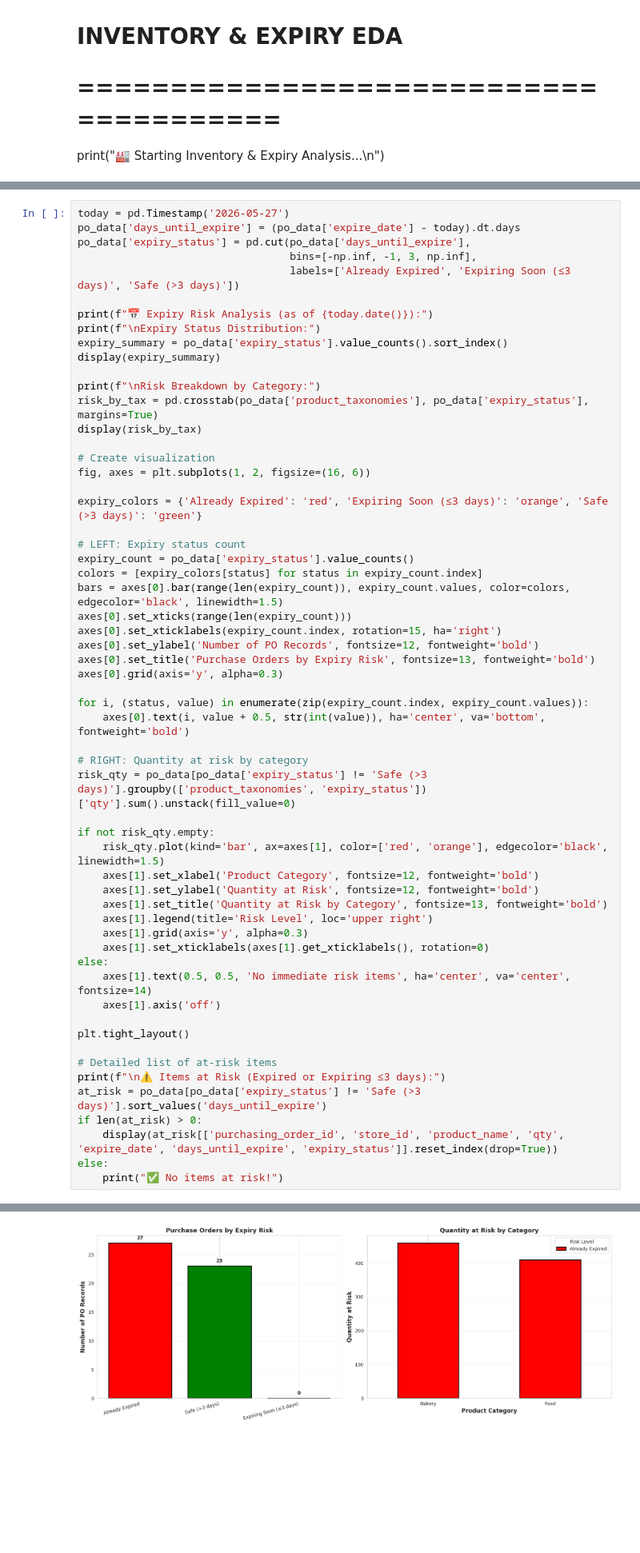
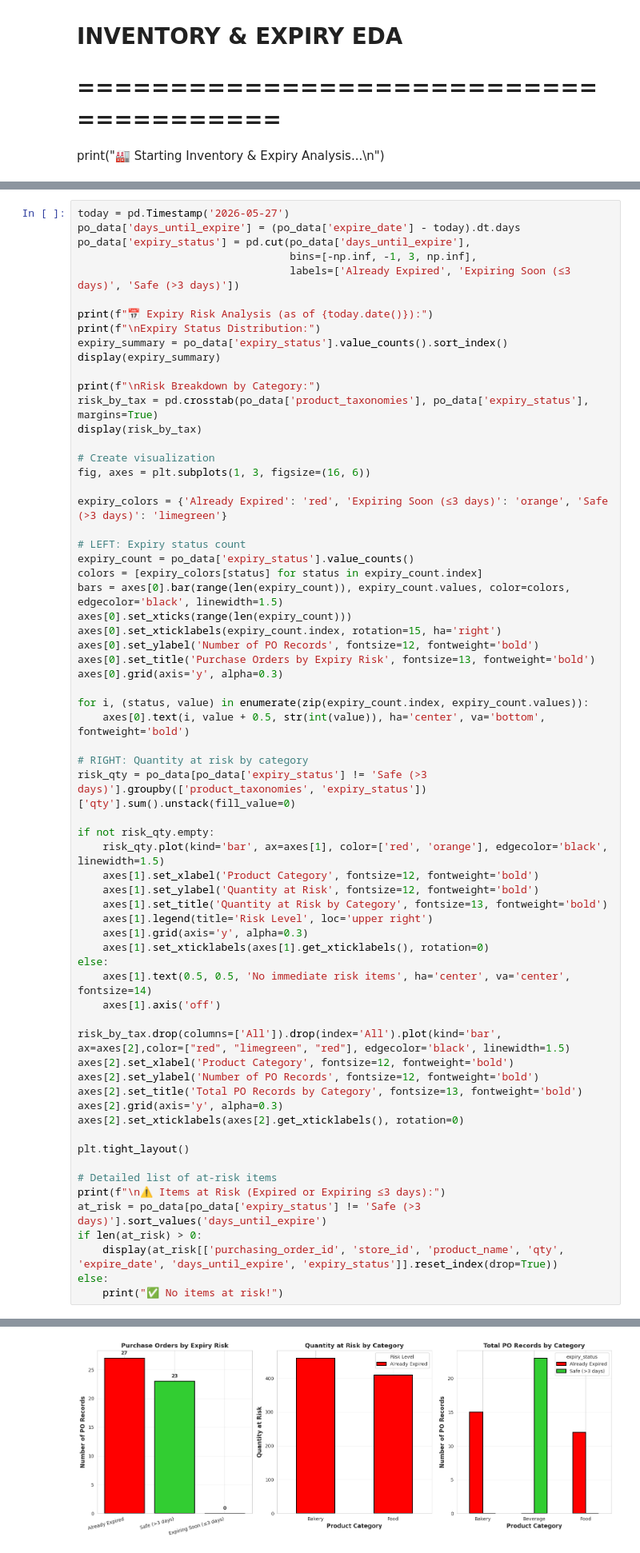
Before and after one commit to AumJi/BOTNOI-Internship, a Jupyter notebook: main.ipynb, the cells around one changed output, grey strips where cells are left out. Shown at 80% size. Cells and saved outputs as stored; diff of their text form; blank space fills up the shorter version.

```diff
--- a/main.ipynb
+++ b/main.ipynb
@@ -660,9 +659,9 @@ risk_by_tax = pd.crosstab(po_data['product_taxonomies'], po_data['expiry_status'
 display(risk_by_tax)
 
 # Create visualization
-fig, axes = plt.subplots(1, 2, figsize=(16, 6))
+fig, axes = plt.subplots(1, 3, figsize=(16, 6))
 
-expiry_colors = {'Already Expired': 'red', 'Expiring Soon (≤3 days)': 'orange', 'Safe (>3 days)': 'green'}
+expiry_colors = {'Already Expired': 'red', 'Expiring Soon (≤3 days)': 'orange', 'Safe (>3 days)': 'limegreen'}
 
 # LEFT: Expiry status count
 expiry_count = po_data['expiry_status'].value_counts()
@@ -692,6 +691,13 @@ else:
     axes[1].text(0.5, 0.5, 'No immediate risk items', ha='center', va='center', fontsize=14)
     axes[1].axis('off')
 
+risk_by_tax.drop(columns=['All']).drop(index='All').plot(kind='bar', ax=axes[2],color=["red", "limegreen", "red"], edgecolor='black', linewidth=1.5)
+axes[2].set_xlabel('Product Category', fontsize=12, fontweight='bold')
+axes[2].set_ylabel('Number of PO Records', fontsize=12, fontweight='bold')
+axes[2].set_title('Total PO Records by Category', fontsize=13, fontweight='bold')
+axes[2].grid(axis='y', alpha=0.3)
+axes[2].set_xticklabels(axes[2].get_xticklabels(), rotation=0)
+
 plt.tight_layout()
 
 # Detailed list of at-risk items
@@ -708,32 +714,32 @@ Expiry Status Distribution:
 expiry_status
 Already Expired            27
 Expiring Soon (≤3 days)     0
 Safe (>3 days)             23
 Name: count, dtype: int64
 Risk Breakdown by Category:
 | expiry_status | Already Expired | Safe (>3 days) | All |
 | product_taxonomies |  |  |  |
 | Bakery | 15 | 0 | 15 |
 | Beverage | 0 | 23 | 23 |
 | Food | 12 | 0 | 12 |
 | All | 27 | 23 | 50 |
 ⚠️ Items at Risk (Expired or Expiring ≤3 days):
 |  | purchasing_order_id | store_id | product_name | qty | expire_date | days_until_expire | expiry_status |
 | 0 | PO0023 | STR02 | Spaghetti Carbonara | 19 | 2026-05-20 | -7 | Already Expired |
 | 1 | PO0022 | STR03 | Chocolate Cake | 44 | 2026-05-20 | -7 | Already Expired |
 | 2 | PO0043 | STR03 | Tuna Salad | 35 | 2026-05-20 | -7 | Already Expired |
 | 3 | PO0005 | STR01 | Strawberry Shortcake | 36 | 2026-05-21 | -6 | Already Expired |
 | 4 | PO0044 | STR02 | Tuna Salad | 34 | 2026-05-21 | -6 | Already Expired |
 | 5 | PO0033 | STR02 | Orange Cake | 16 | 2026-05-21 | -6 | Already Expired |
 | 6 | PO0029 | STR02 | Spaghetti Carbonara | 35 | 2026-05-22 | -5 | Already Expired |
 | 7 | PO0001 | STR01 | Tuna Salad | 28 | 2026-05-22 | -5 | Already Expired |
 | 8 | PO0045 | STR03 | Strawberry Shortcake | 20 | 2026-05-22 | -5 | Already Expired |
 | 9 | PO0038 | STR01 | Ham & Cheese Sandwich | 17 | 2026-05-22 | -5 | Already Expired |
 | ... | ... | ... | ... | ... | ... | ... | ... |
 | 22 | PO0011 | STR01 | Tuna Salad | 46 | 2026-05-25 | -2 | Already Expired |
 | 23 | PO0019 | STR01 | Spaghetti Carbonara | 33 | 2026-05-25 | -2 | Already Expired |
 | 24 | PO0032 | STR03 | Ham & Cheese Sandwich | 39 | 2026-05-25 | -2 | Already Expired |
 | 25 | PO0042 | STR03 | Orange Cake | 24 | 2026-05-25 | -2 | Already Expired |
 | 26 | PO0046 | STR03 | Spaghetti Carbonara | 37 | 2026-05-26 | -1 | Already Expired |
-[figure, old version]
+[figure, new version]
 # %% [markdown]
```
Also changed, not shown: parts of 11 cells of this notebook.
